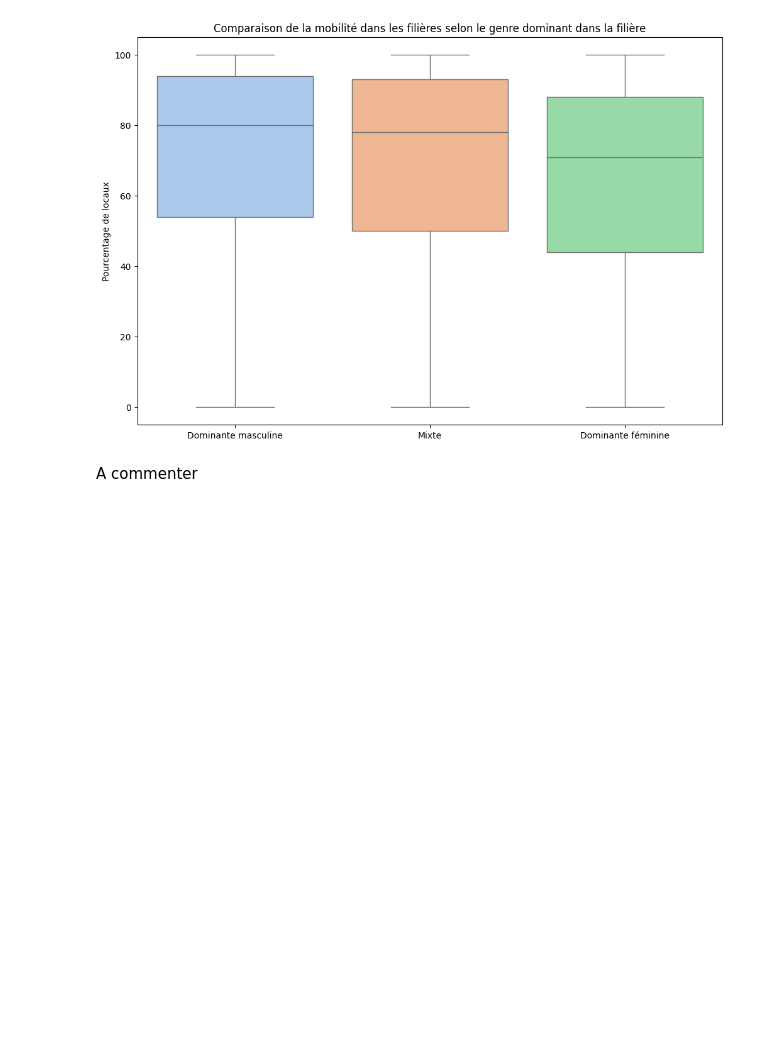
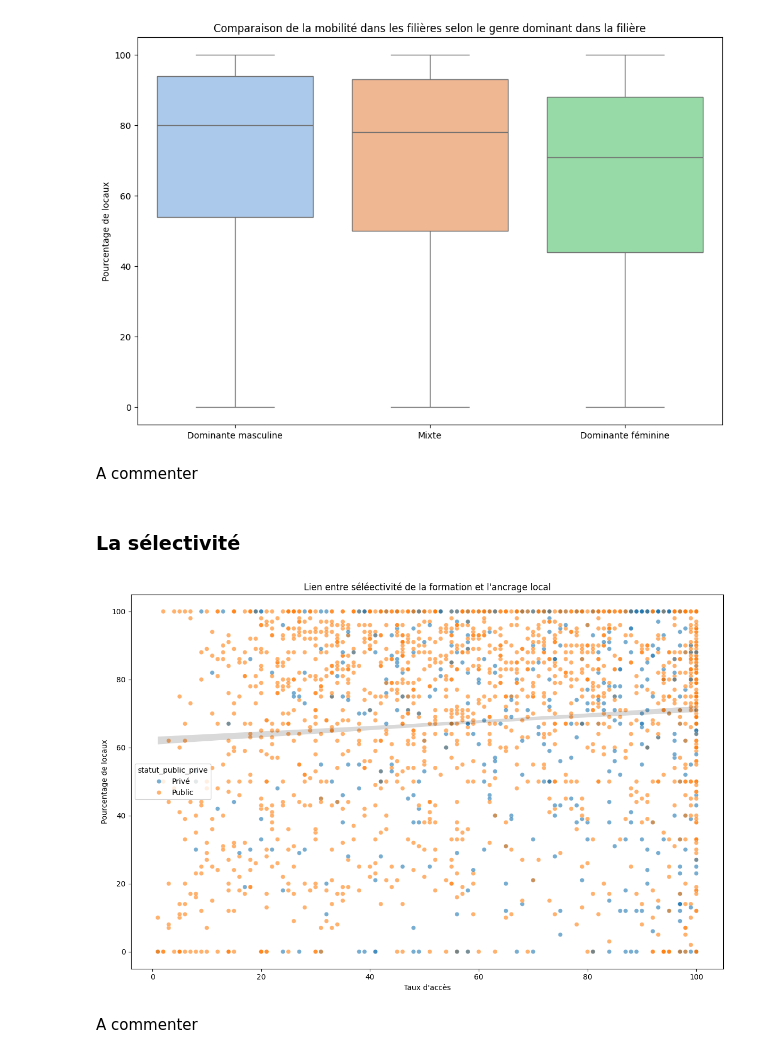
Before and after one commit to elise-m1/Projet-python-data-science, a Jupyter notebook: main.ipynb, the cells around one changed output. Drawn from its saved outputs; the diff is of its cells as text; code cells hidden in the pictures; blank space fills up the shorter version.

Commit message:
étude de l'ancrage local selon la sélectivité de la formation

```diff
--- a/main.ipynb
+++ b/main.ipynb
@@ -224,3 +224,34 @@ Passing `palette` without assigning `hue` is deprecated and will be removed in v
 [figure]
 # %% [markdown]
 A commenter
+# %% [markdown]
+### La sélectivité
+# %%
+plt.figure(figsize=(12,8))
+sns.scatterplot(
+    data=df.sample(2000, random_state=42),
+    x="taux_acces_clean",
+    y="part_bac_ac",
+    hue="statut_public_prive",
+    alpha=0.6
+)
+
+sns.regplot(
+    data=df,
+    x="taux_acces_clean",
+    y="part_bac_ac",
+    scatter=False,
+    color="black",
+    line_kws={"linestyle":""}
+)
+
+plt.title("Lien entre séléectivité de la formation et l'ancrage local")
+plt.xlabel("Taux d'accès")
+plt.ylabel("Pourcentage de locaux")
+
+plt.tight_layout()
+plt.show()
+# %% [output]
+[figure, added]
+# %% [markdown]
+A commenter
```
